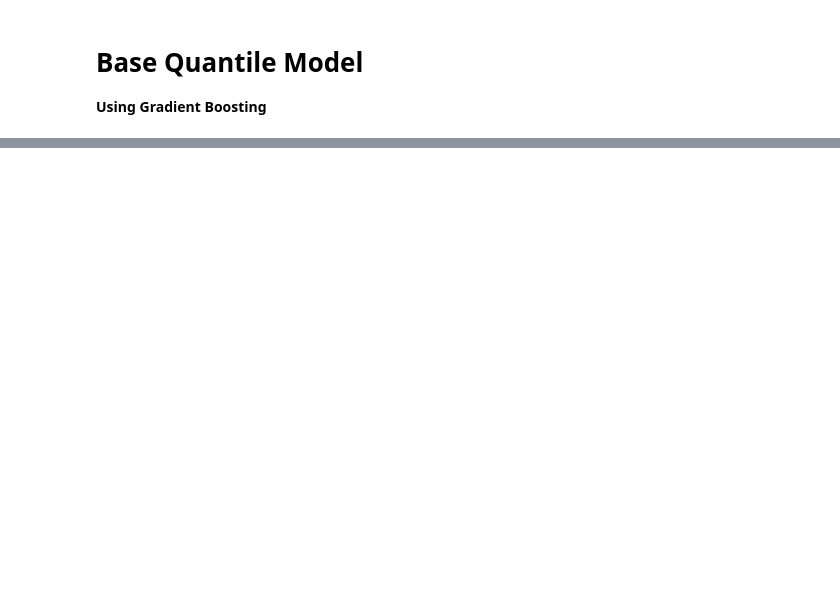
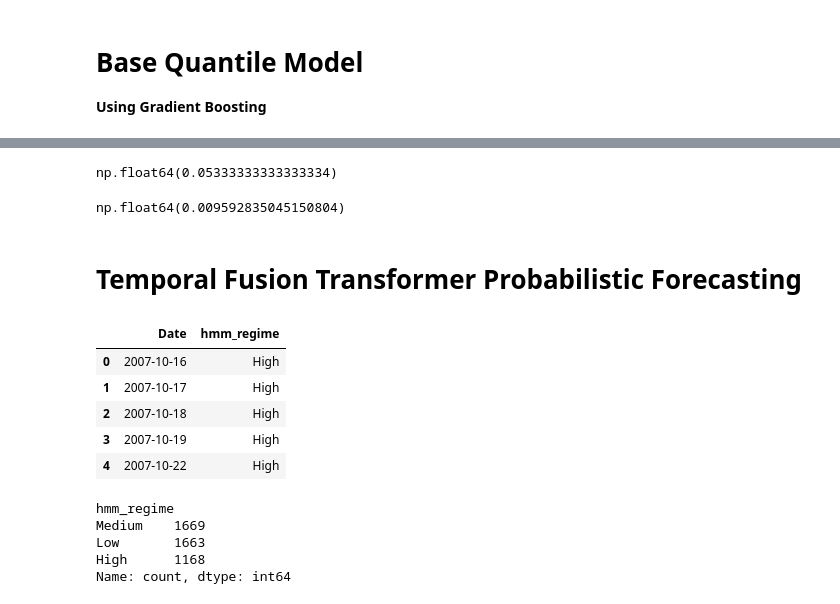
Before and after one commit to Anaemos/Vorticity, a Jupyter notebook: notebooks_02/05_TFT_probability_forecasting.ipynb, the cells around one changed output, grey strips where cells are left out. Saved outputs shown, nothing was run; the diff lists cells and outputs as text; code cells hidden in the pictures; blank space fills up the shorter version.

Commit message:
Finished with TFT forecasting

```diff
--- a/notebooks_02/05_TFT_probability_forecasting.ipynb
+++ b/notebooks_02/05_TFT_probability_forecasting.ipynb
@@ -92,3 +92,18 @@ results.head()
 | 3602 | 2022-07-04 | 15710.500000 | 15852.349609 | 15661.799805 | 15835.349609 | 304300 | 0.005288 | -0.001787 | 0.008459 | 0.003704 | ... |
 | 3603 | 2022-07-05 | 15909.150391 | 16025.750000 | 15785.450195 | 15810.849609 | 254200 | -0.001547 | 0.005288 | 0.001146 | 0.018804 | ... |
 | 3604 | 2022-07-06 | 15818.200195 | 16011.349609 | 15800.900391 | 15989.799805 | 288400 | 0.011318 | -0.001547 | -0.003224 | -0.014419 | ... |
+# %%
+coverage_baseline = (
+    (y_test >= q10_baseline) &
+    (y_test <= q90_baseline)
+).mean()
+coverage_baseline
+# %% [output]
+np.float64(0.05333333333333334)
+# %%
+width_baseline = (q90_baseline - q10_baseline).mean()
+width_baseline
+# %% [output]
+np.float64(0.009592835045150804)
+# %% [markdown]
+# **Temporal Fusion Transformer Probabilistic Forecasting**
@@ -94,0 +117,13 @@ results.head()
+# %%
+reg = pd.read_csv(
+    "../data/processed/hmm_regimes_refit.csv",
+    parse_dates=["Date"]
+)
+reg.head()
+# %% [output]
+|  | Date | hmm_regime |
+| 0 | 2007-10-16 | High |
+| 1 | 2007-10-17 | High |
+| 2 | 2007-10-18 | High |
+| 3 | 2007-10-19 | High |
+| 4 | 2007-10-22 | High |
@@ -94,0 +141,8 @@ results.head()
+# %%
+df["hmm_regime"].value_counts()
+# %% [output]
+hmm_regime
+Medium    1669
+Low       1663
+High      1168
+Name: count, dtype: int64
```
Also changed, not shown: parts of 26 cells of this notebook, 1 other file.
